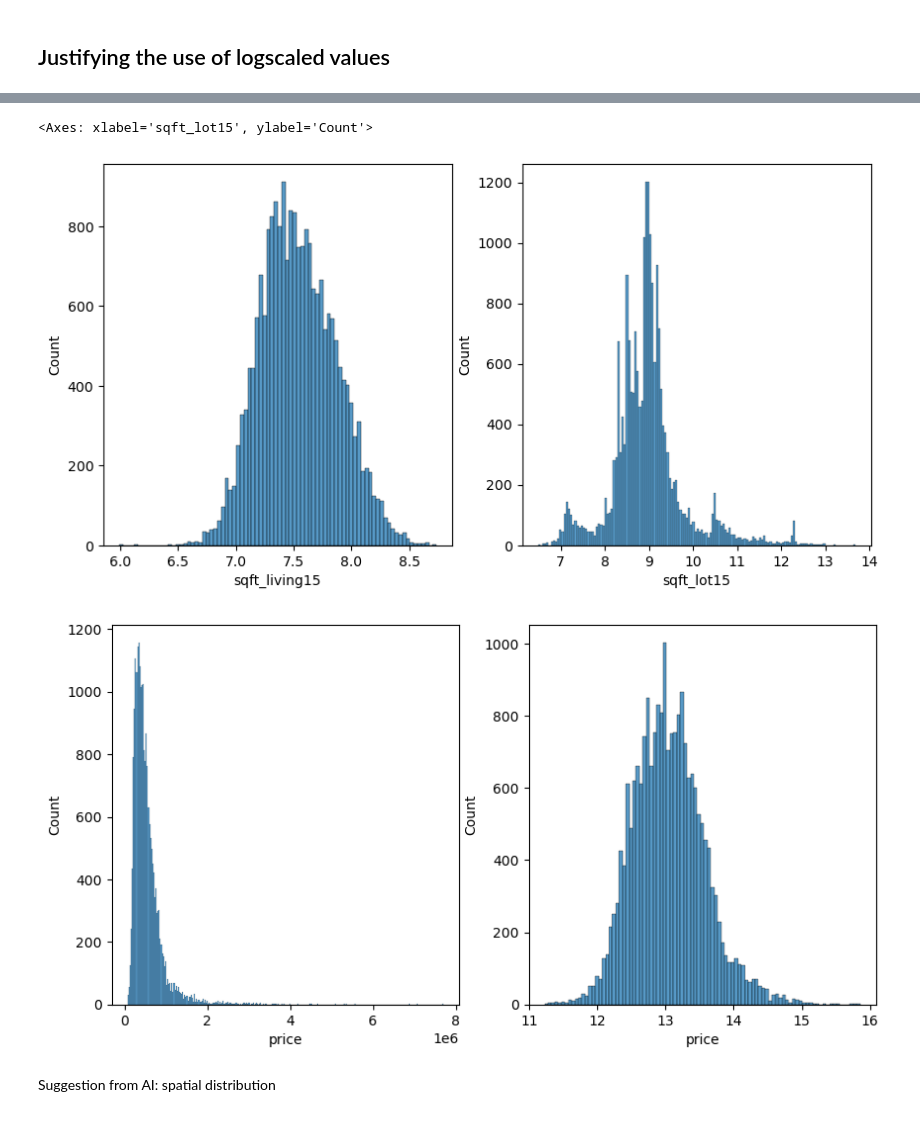
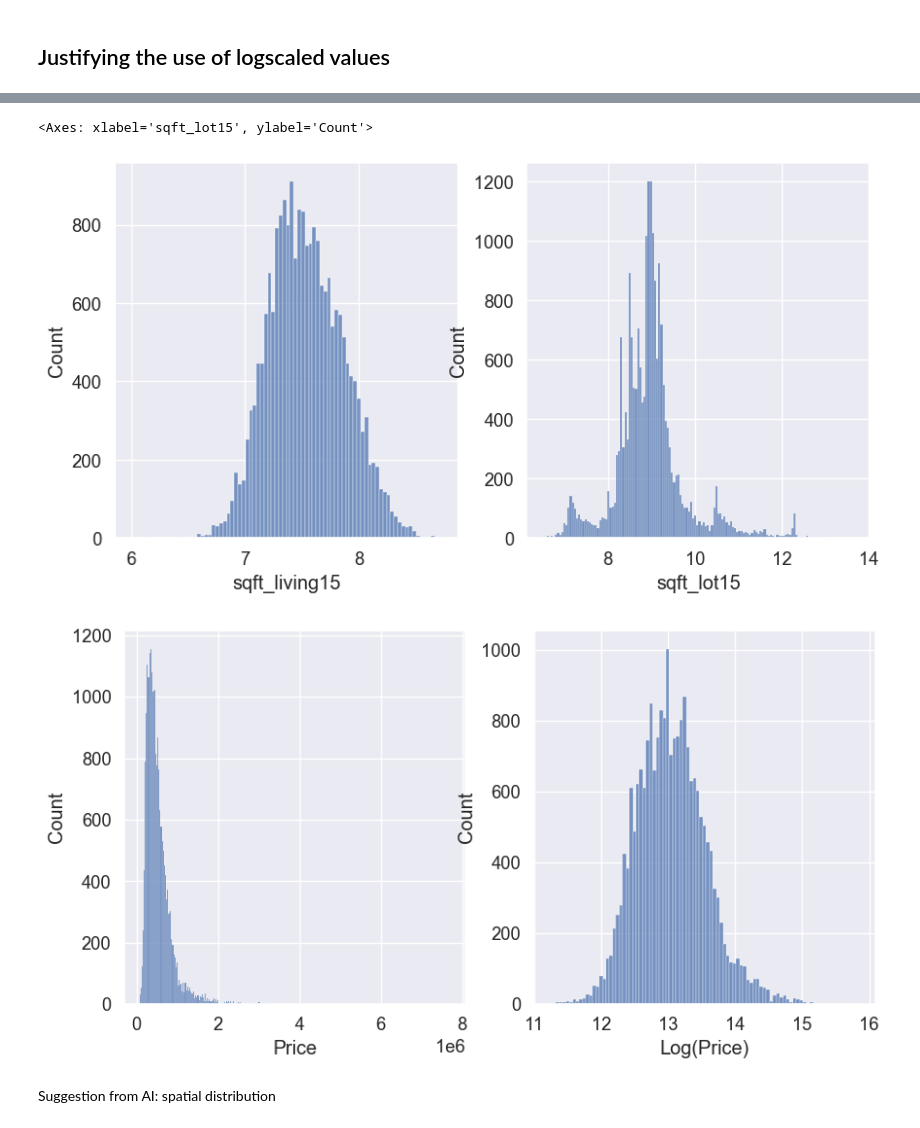
Before and after one commit to Jan-Sael/ML_House_Data, a Jupyter notebook: notebooks/02_linear_regression.ipynb.ipynb, the cells around one changed output, grey strips where cells are left out. Cells and saved outputs as stored; diff of their text form; code cells hidden in the pictures.

```diff
--- a/notebooks/02_linear_regression.ipynb.ipynb
+++ b/notebooks/02_linear_regression.ipynb.ipynb
@@ -1015,5 +1055,12 @@ sns.histplot(df_clean["sqft_lot"], ax=ax2)
 # %%
 fig, (ax1,ax2) = plt.subplots(1,2, figsize =(10,5))
+sns.set(font_scale=1.2)
 sns.histplot(df_clean["sqft_living"].apply(lambda x: np.log1p(x)), ax=ax1)
 sns.histplot(df_clean["sqft_lot"].apply(lambda x: np.log1p(x)), ax=ax2)
+ax1.set_xlabel("Living area /sqft")
+ax2.set_xlabel("Lot area /sqft")
+filepath_sqftlog = Path("LR-Exports/log sqft.png")
+
+plt.savefig(filepath_sqftlog)
+plt.show()
 # %% [output]
@@ -1025,15 +1071,18 @@ sns.histplot(df_clean["sqft_living15"].apply(lambda x: np.log1p(x)), ax=ax1)
 sns.histplot(df_clean["sqft_lot15"].apply(lambda x: np.log1p(x)), ax=ax2)
 # %% [output]
 <Axes: xlabel='sqft_lot15', ylabel='Count'>
-[figure, old version]
+[figure, new version]
 # %%
 fig, (ax1,ax2) = plt.subplots(1,2, figsize =(10,5))
+sns.set(font_scale=1.2)
 sns.histplot(df_clean["price"], ax=ax1)
 sns.histplot(df_clean["price"].apply(lambda x: np.log1p(x)), ax=ax2)
+ax1.set_xlabel("Price")
+ax2.set_xlabel("Log(Price)")
 filepath_targetlog = Path("LR-Exports/Targetlog.png")
 plt.savefig(filepath_targetlog)
 # %% [output]
-[figure, old version]
+[figure, new version]
 # %% [markdown]
 Suggestion from AI: spatial distribution
 # %%
```
Also changed, not shown: parts of 36 cells of this notebook, 18 other files.
